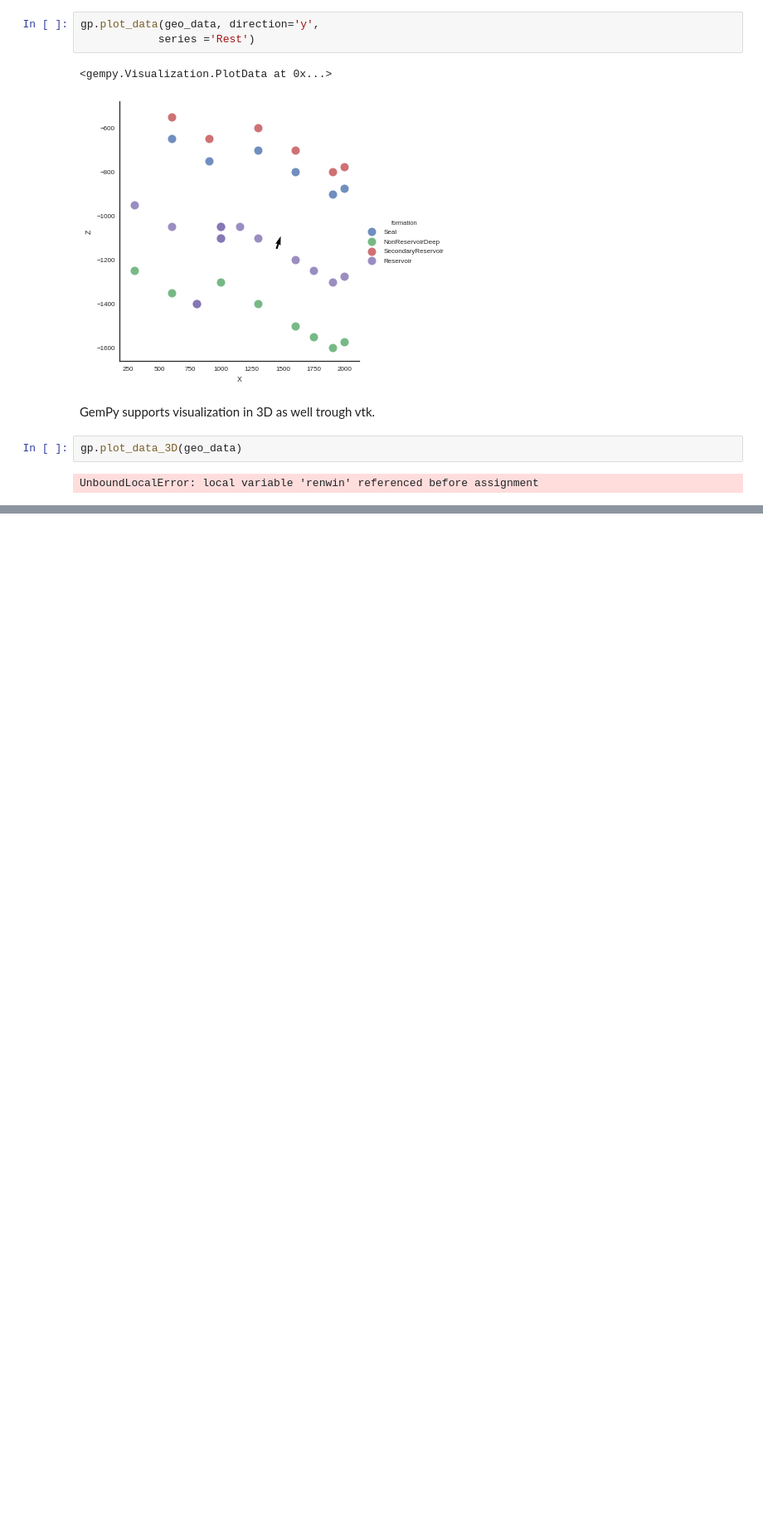
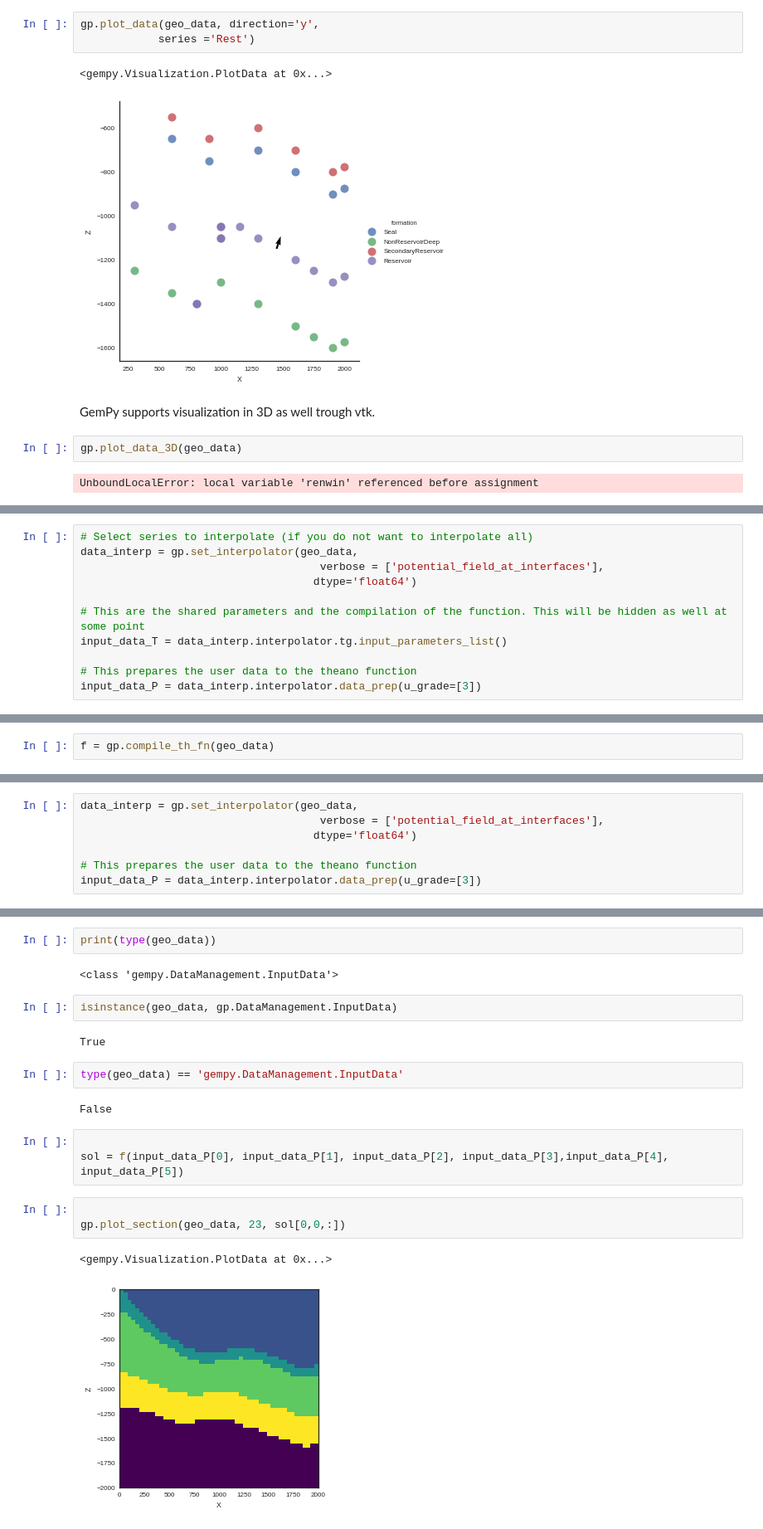
Before and after one commit to nre-aachen/gempy, a Jupyter notebook: Tutorial/ch1.ipynb, the cells around one changed output, grey strips where cells are left out. Shown at 83% size. Drawn from its saved outputs; the diff is of its cells as text; blank space fills up the shorter version.

Commit message:
Restructure of interpolator class

```diff
--- a/Tutorial/ch1.ipynb
+++ b/Tutorial/ch1.ipynb
@@ -73,0 +116,11 @@ UnboundLocalError: local variable 'renwin' referenced before assignment
+# %%
+# Select series to interpolate (if you do not want to interpolate all)
+data_interp = gp.set_interpolator(geo_data,
+                                     verbose = ['potential_field_at_interfaces'],
+                                    dtype='float64')
+
+# This are the shared parameters and the compilation of the function. This will be hidden as well at some point
+input_data_T = data_interp.interpolator.tg.input_parameters_list()
+
+# This prepares the user data to the theano function
+input_data_P = data_interp.interpolator.data_prep(u_grade=[3])
@@ -73,0 +144,2 @@ UnboundLocalError: local variable 'renwin' referenced before assignment
+# %%
+f = gp.compile_th_fn(geo_data)
@@ -73,0 +149,7 @@ UnboundLocalError: local variable 'renwin' referenced before assignment
+# %%
+data_interp = gp.set_interpolator(geo_data,
+                                     verbose = ['potential_field_at_interfaces'],
+                                    dtype='float64')
+
+# This prepares the user data to the theano function
+input_data_P = data_interp.interpolator.data_prep(u_grade=[3])
@@ -73,0 +160,21 @@ UnboundLocalError: local variable 'renwin' referenced before assignment
+# %%
+print(type(geo_data))
+# %% [output]
+<class 'gempy.DataManagement.InputData'>
+# %%
+isinstance(geo_data, gp.DataManagement.InputData)
+# %% [output]
+True
+# %%
+type(geo_data) == 'gempy.DataManagement.InputData'
+# %% [output]
+False
+# %%
+
+sol = f(input_data_P[0], input_data_P[1], input_data_P[2], input_data_P[3],input_data_P[4], input_data_P[5])
+# %%
+
+gp.plot_section(geo_data, 23, sol[0,0,:])
+# %% [output]
+<gempy.Visualization.PlotData at 0x...>
+[figure, added]
```
Also changed, not shown: parts of 17 cells of this notebook, 34 other files.
